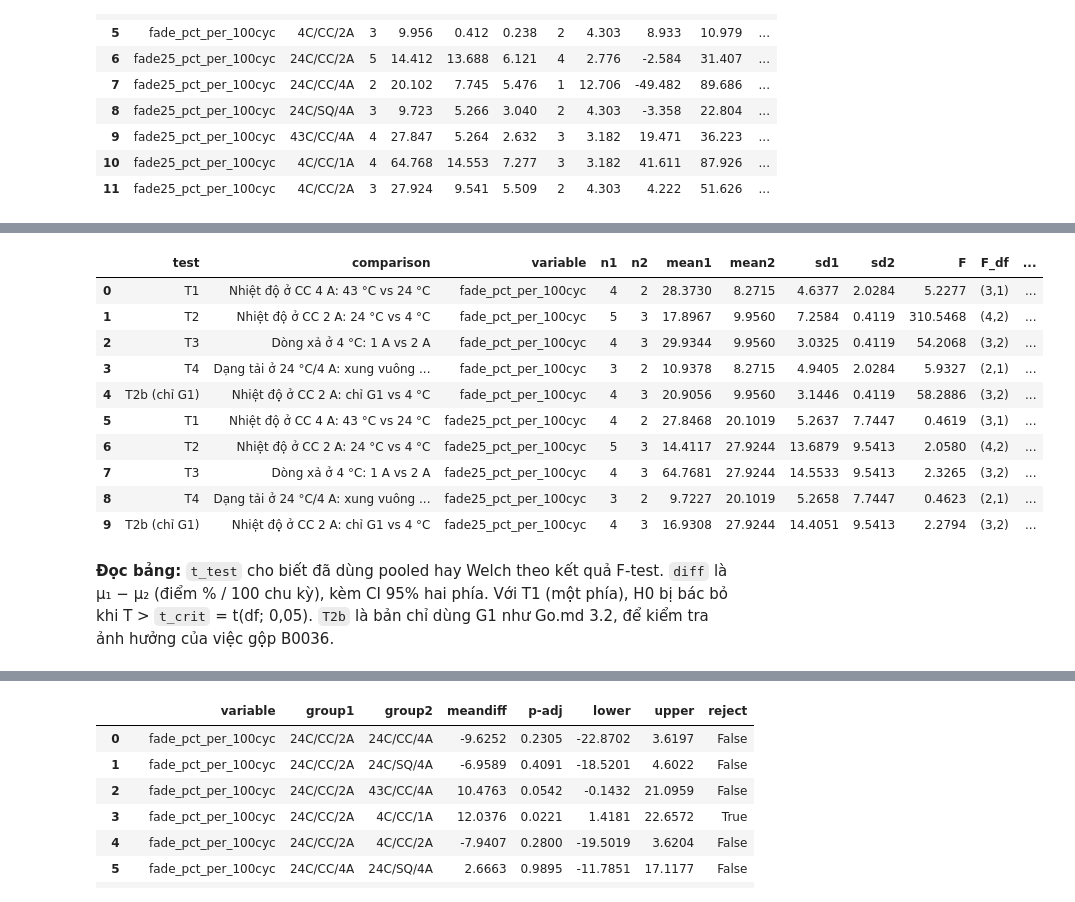
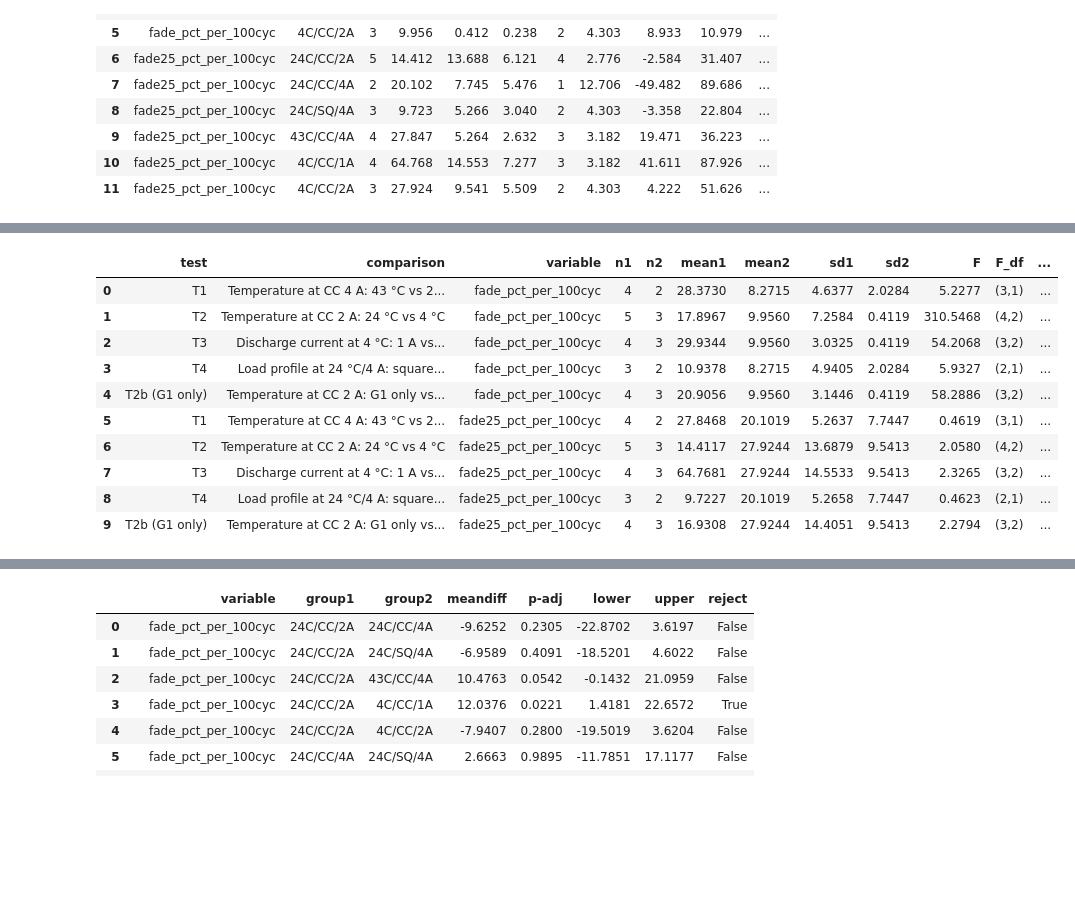
Before and after one commit to Ac-2836/STAT3013.R11.CTTT_Group08, a Jupyter notebook: notebooks/02_inferential.ipynb, the cells around one changed output, grey strips where cells are left out. Cells and saved outputs as stored; diff of their text form; code cells hidden in the pictures; blank space fills up the shorter version.

```diff
--- a/notebooks/02_inferential.ipynb
+++ b/notebooks/02_inferential.ipynb
@@ -77,5 +79,5 @@ Còn lại **21 pin trong 6 nhóm điều kiện**. Mọi số trong notebook đ
 # %%
-EXCLUDE = {"B0054": "tier N (nhiễu)", "B0028": "điều kiện chỉ có 1 pin (SQ 2 A)"}
+EXCLUDE = {"B0054": "tier N (noisy)", "B0028": "only battery of its condition (SQ 2 A)"}
 main = fade[~fade.battery_id.isin(EXCLUDE)].copy()
 LEVELS = ["24C/CC/2A", "24C/CC/4A", "24C/SQ/4A", "43C/CC/4A", "4C/CC/1A", "4C/CC/2A"]
 assert set(main.condition) == set(LEVELS) and len(main) == 21
@@ -135,11 +137,11 @@ for ax, (var, col) in zip(axes, Y.items()):
     t = ci_table[ci_table.variable == col].reset_index(drop=True)
     ax.errorbar(t["mean"], range(len(t)), xerr=t.half_width, fmt="o", capsize=4)
     pts = main[[col, "condition"]]
-    ax.plot(pts[col], [LEVELS.index(c) + 0.15 for c in pts.condition], "x", color="gray", ms=5, label="từng pin")
+    ax.plot(pts[col], [LEVELS.index(c) + 0.15 for c in pts.condition], "x", color="gray", ms=5, label="individual battery")
     ax.set_yticks(range(len(t)), [f"{c} (n={n})" for c, n in zip(t.condition, t.n)])
     ax.invert_yaxis()
-    ax.set_xlabel("điểm % SOH mất đi / 100 chu kỳ")
-    ax.set_title(f"{col}: trung bình và CI 95% (t, df = n−1)")
+    ax.set_xlabel("SOH percentage points lost / 100 cycles")
+    ax.set_title(f"{col}: mean and 95% CI (t, df = n−1)")
     ax.legend(fontsize=8)
 fig.tight_layout()
 fig.savefig(FIG / "inf_01_ci_by_condition.png", dpi=150)
@@ -203,15 +207,15 @@ nên chỉ quan tâm hướng "43 °C suy giảm nhanh hơn". Ba cặp còn lạ
 # %%
 G1_ONLY = ["B0005", "B0006", "B0007", "B0018"]
 PAIRS = {
-    "T1": ("43C/CC/4A", "24C/CC/4A", "greater", "Nhiệt độ ở CC 4 A: 43 °C vs 24 °C"),
-    "T2": ("24C/CC/2A", "4C/CC/2A", "two-sided", "Nhiệt độ ở CC 2 A: 24 °C vs 4 °C"),
-    "T3": ("4C/CC/1A", "4C/CC/2A", "two-sided", "Dòng xả ở 4 °C: 1 A vs 2 A"),
-    "T4": ("24C/SQ/4A", "24C/CC/4A", "two-sided", "Dạng tải ở 24 °C/4 A: xung vuông vs CC"),
+    "T1": ("43C/CC/4A", "24C/CC/4A", "greater", "Temperature at CC 4 A: 43 °C vs 24 °C"),
+    "T2": ("24C/CC/2A", "4C/CC/2A", "two-sided", "Temperature at CC 2 A: 24 °C vs 4 °C"),
+    "T3": ("4C/CC/1A", "4C/CC/2A", "two-sided", "Discharge current at 4 °C: 1 A vs 2 A"),
+    "T4": ("24C/SQ/4A", "24C/CC/4A", "two-sided", "Load profile at 24 °C/4 A: square wave vs CC"),
 }
 
 
 def f_test(a, b):
-    """Two-sided F-test of equal variances (Chap 2 tr. 51): F = s1²/s2², df = (n1-1, n2-1)."""
+    # Two-sided F-test of equal variances (Chap 2 p. 51): F = s1²/s2², df = (n1-1, n2-1)
     F = np.var(a, ddof=1) / np.var(b, ddof=1)
     d1, d2 = len(a) - 1, len(b) - 1
     p = 2 * min(stats.f.cdf(F, d1, d2), stats.f.sf(F, d1, d2))
@@ -224,47 +228,46 @@ def two_sample(name, a, b, alt, label, col, note=""):
     lev = stats.levene(a, b, center="median")
     pooled = pF > ALPHA
     res = stats.ttest_ind(a, b, equal_var=pooled, alternative=alt)
+    welch = stats.ttest_ind(a, b, equal_var=False, alternative=alt)       # sensitivity check
     df = res.df
     tcrit = stats.t.ppf(1 - ALPHA, df) if alt == "greater" else stats.t.ppf(1 - ALPHA / 2, df)
     if pooled:
         sp2 = ((len(a) - 1) * a.var(ddof=1) + (len(b) - 1) * b.var(ddof=1)) / (len(a) + len(b) - 2)
         se = np.sqrt(sp2 * (1 / len(a) + 1 / len(b)))
     else:
         se = np.sqrt(a.var(ddof=1) / len(a) + b.var(ddof=1) / len(b))
     t2 = stats.t.ppf(1 - ALPHA / 2, df)
     diff = a.mean() - b.mean()
     return {"test": name + note, "comparison": label, "variable": col, "n1": len(a), "n2": len(b),
             "mean1": a.mean(), "mean2": b.mean(), "sd1": a.std(ddof=1), "sd2": b.std(ddof=1),
             "F": F, "F_df": f"({d1},{d2})", "p_F": pF, "p_Levene": lev.pvalue,
             "t_test": "pooled" if pooled else "Welch", "Ha": alt, "T": res.statistic, "df": df, "t_crit": tcrit,
             "p": res.pvalue, "reject_H0": res.pvalue < ALPHA,
-            "diff": diff, "diff_ci_low": diff - t2 * se, "diff_ci_high": diff + t2 * se}
+            "diff": diff, "diff_ci_low": diff - t2 * se, "diff_ci_high": diff + t2 * se,
+            "p_Welch": welch.pvalue, "reject_H0_Welch": welch.pvalue < ALPHA}
 
 
 t_rows = []
 for col in Y.values():
     for name, (g1, g2, alt, label) in PAIRS.items():
         a = main.loc[main.condition == g1, col]
         b = main.loc[main.condition == g2, col]
         t_rows.append(two_sample(name, a, b, alt, label, col))
-    # T2 bản Go.md: chỉ G1 (n = 4), không gồm B0036
+    # T2 as in Go.md: G1 only (n = 4), without B0036
     a = main.loc[main.battery_id.isin(G1_ONLY), col]
     b = main.loc[main.condition == "4C/CC/2A", col]
-    t_rows.append(two_sample("T2", a, b, "two-sided", "Nhiệt độ ở CC 2 A: chỉ G1 vs 4 °C", col, note="b (chỉ G1)"))
+    t_rows.append(two_sample("T2", a, b, "two-sided", "Temperature at CC 2 A: G1 only vs 4 °C", col, note="b (G1 only)"))
 t_table = pd.DataFrame(t_rows)
 t_table.round(4)
 # %% [output]
 |  | test | comparison | variable | n1 | n2 | mean1 | mean2 | sd1 | sd2 | F | F_df | ... |
-| 0 | T1 | Nhiệt độ ở CC 4 A: 43 °C vs 24 °C | fade_pct_per_100cyc | 4 | 2 | 28.3730 | 8.2715 | 4.6377 | 2.0284 | 5.2277 | (3,1) | ... |
-| 1 | T2 | Nhiệt độ ở CC 2 A: 24 °C vs 4 °C | fade_pct_per_100cyc | 5 | 3 | 17.8967 | 9.9560 | 7.2584 | 0.4119 | 310.5468 | (4,2) | ... |
-| 2 | T3 | Dòng xả ở 4 °C: 1 A vs 2 A | fade_pct_per_100cyc | 4 | 3 | 29.9344 | 9.9560 | 3.0325 | 0.4119 | 54.2068 | (3,2) | ... |
-| 3 | T4 | Dạng tải ở 24 °C/4 A: xung vuông ... | fade_pct_per_100cyc | 3 | 2 | 10.9378 | 8.2715 | 4.9405 | 2.0284 | 5.9327 | (2,1) | ... |
-| 4 | T2b (chỉ G1) | Nhiệt độ ở CC 2 A: chỉ G1 vs 4 °C | fade_pct_per_100cyc | 4 | 3 | 20.9056 | 9.9560 | 3.1446 | 0.4119 | 58.2886 | (3,2) | ... |
-| 5 | T1 | Nhiệt độ ở CC 4 A: 43 °C vs 24 °C | fade25_pct_per_100cyc | 4 | 2 | 27.8468 | 20.1019 | 5.2637 | 7.7447 | 0.4619 | (3,1) | ... |
-| 6 | T2 | Nhiệt độ ở CC 2 A: 24 °C vs 4 °C | fade25_pct_per_100cyc | 5 | 3 | 14.4117 | 27.9244 | 13.6879 | 9.5413 | 2.0580 | (4,2) | ... |
-| 7 | T3 | Dòng xả ở 4 °C: 1 A vs 2 A | fade25_pct_per_100cyc | 4 | 3 | 64.7681 | 27.9244 | 14.5533 | 9.5413 | 2.3265 | (3,2) | ... |
-| 8 | T4 | Dạng tải ở 24 °C/4 A: xung vuông ... | fade25_pct_per_100cyc | 3 | 2 | 9.7227 | 20.1019 | 5.2658 | 7.7447 | 0.4623 | (2,1) | ... |
-| 9 | T2b (chỉ G1) | Nhiệt độ ở CC 2 A: chỉ G1 vs 4 °C | fade25_pct_per_100cyc | 4 | 3 | 16.9308 | 27.9244 | 14.4051 | 9.5413 | 2.2794 | (3,2) | ... |
+| 0 | T1 | Temperature at CC 4 A: 43 °C vs 2... | fade_pct_per_100cyc | 4 | 2 | 28.3730 | 8.2715 | 4.6377 | 2.0284 | 5.2277 | (3,1) | ... |
+| 1 | T2 | Temperature at CC 2 A: 24 °C vs 4 °C | fade_pct_per_100cyc | 5 | 3 | 17.8967 | 9.9560 | 7.2584 | 0.4119 | 310.5468 | (4,2) | ... |
+| 2 | T3 | Discharge current at 4 °C: 1 A vs... | fade_pct_per_100cyc | 4 | 3 | 29.9344 | 9.9560 | 3.0325 | 0.4119 | 54.2068 | (3,2) | ... |
+| 3 | T4 | Load profile at 24 °C/4 A: square... | fade_pct_per_100cyc | 3 | 2 | 10.9378 | 8.2715 | 4.9405 | 2.0284 | 5.9327 | (2,1) | ... |
+| 4 | T2b (G1 only) | Temperature at CC 2 A: G1 only vs... | fade_pct_per_100cyc | 4 | 3 | 20.9056 | 9.9560 | 3.1446 | 0.4119 | 58.2886 | (3,2) | ... |
+| 5 | T1 | Temperature at CC 4 A: 43 °C vs 2... | fade25_pct_per_100cyc | 4 | 2 | 27.8468 | 20.1019 | 5.2637 | 7.7447 | 0.4619 | (3,1) | ... |
+| 6 | T2 | Temperature at CC 2 A: 24 °C vs 4 °C | fade25_pct_per_100cyc | 5 | 3 | 14.4117 | 27.9244 | 13.6879 | 9.5413 | 2.0580 | (4,2) | ... |
+| 7 | T3 | Discharge current at 4 °C: 1 A vs... | fade25_pct_per_100cyc | 4 | 3 | 64.7681 | 27.9244 | 14.5533 | 9.5413 | 2.3265 | (3,2) | ... |
+| 8 | T4 | Load profile at 24 °C/4 A: square... | fade25_pct_per_100cyc | 3 | 2 | 9.7227 | 20.1019 | 5.2658 | 7.7447 | 0.4623 | (2,1) | ... |
+| 9 | T2b (G1 only) | Temperature at CC 2 A: G1 only vs... | fade25_pct_per_100cyc | 4 | 3 | 16.9308 | 27.9244 | 14.4051 | 9.5413 | 2.2794 | (3,2) | ... |
-# %% [markdown]
-**Đọc bảng:** `t_test` cho biết đã dùng pooled hay Welch theo kết quả F-test. `diff` là μ₁ − μ₂ (điểm % / 100 chu kỳ), kèm CI 95% hai phía.
-Với T1 (một phía), H0 bị bác bỏ khi T > `t_crit` = t(df; 0,05). `T2b` là bản chỉ dùng G1 như Go.md 3.2, để kiểm tra ảnh hưởng của việc gộp B0036.
```
Also changed, not shown: parts of 35 cells of this notebook, 5 other files.
